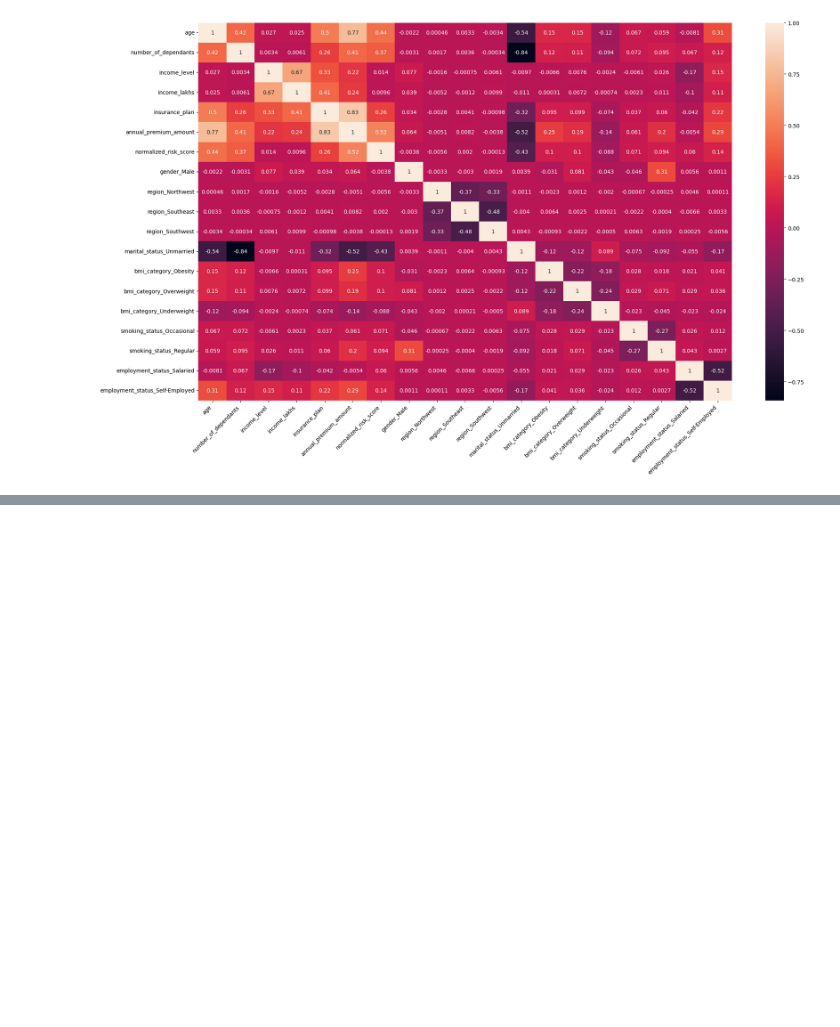
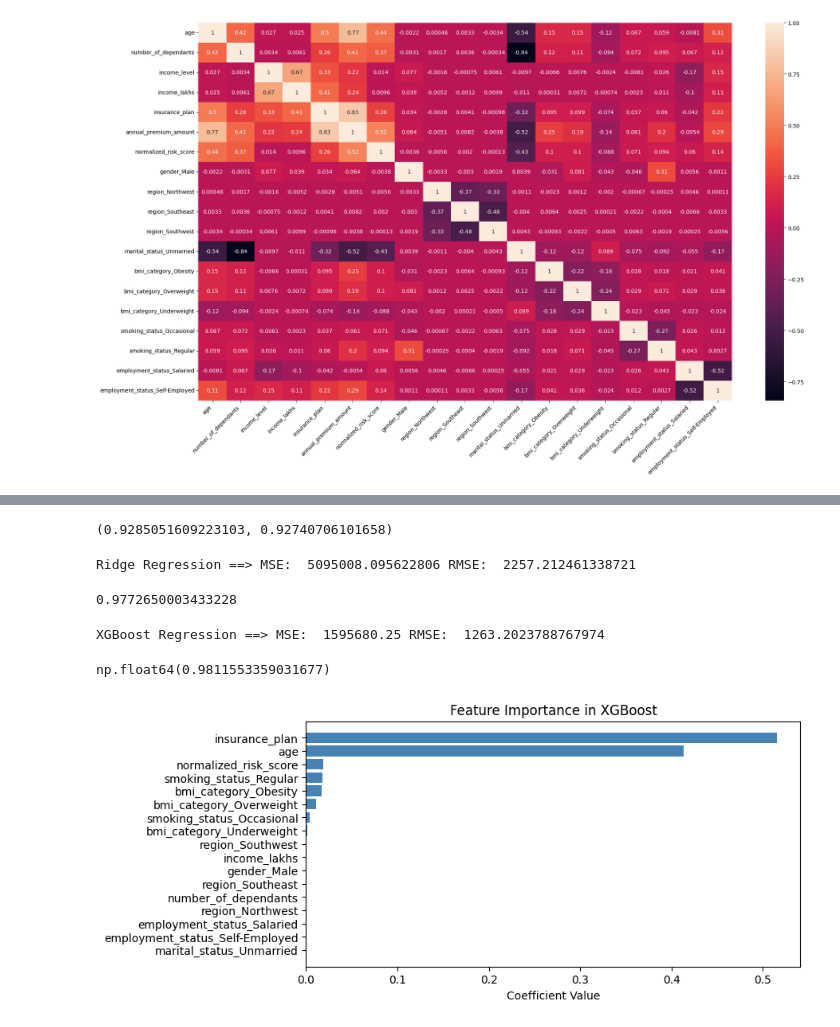
Before and after one commit to gianlucapes/health_care_premium, a Jupyter notebook: notebook/ml_prem_prediction.ipynb, the cells around one changed output, grey strips where cells are left out. Cells and saved outputs as stored; diff of their text form; code cells hidden in the pictures; blank space fills up the shorter version.

```diff
--- a/notebook/ml_prem_prediction.ipynb
+++ b/notebook/ml_prem_prediction.ipynb
@@ -373,0 +522,63 @@ plt.show()
+# %%
+model_rg = Ridge(alpha=1)
+model_rg.fit(X_train, y_train)
+test_score = model_rg.score(X_test, y_test)
+train_score = model_rg.score(X_train, y_train)
+train_score, test_score
+# %% [output]
+(0.9285051609223103, 0.92740706101658)
+# %%
+y_pred = model_rg.predict(X_test)
+
+mse_lr = mean_squared_error(y_test, y_pred)
+rmse_lr = np.sqrt(mse_lr)
+print("Ridge Regression ==> MSE: ", mse_lr, "RMSE: ", rmse_lr)
+# %% [output]
+Ridge Regression ==> MSE:  5095008.095622806 RMSE:  2257.212461338721
+# %%
+from xgboost import XGBRegressor
+
+model_xgb = XGBRegressor(n_estimators=20, max_depth=3)
+model_xgb.fit(X_train, y_train)
+model_xgb.score(X_test, y_test)
+# %% [output]
+0.9772650003433228
+# %%
+y_pred = model_xgb.predict(X_test)
+
+mse_lr = mean_squared_error(y_test, y_pred)
+rmse_lr = np.sqrt(mse_lr)
+print("XGBoost Regression ==> MSE: ", mse_lr, "RMSE: ", rmse_lr)
+# %% [output]
+XGBoost Regression ==> MSE:  1595680.25 RMSE:  1263.2023788767974
+# %%
+model_xgb = XGBRegressor()
+param_grid = {
+    'n_estimators': [20, 40, 50],
+    'learning_rate': [0.01, 0.1, 0.2],
+    'max_depth': [3, 4, 5],
+}
+random_search = RandomizedSearchCV(model_xgb, param_grid, n_iter=10, cv=3, scoring='r2', random_state=42, n_jobs=-1)
+random_search.fit(X_train, y_train)
+random_search.best_score_
+# %% [output]
+np.float64(0.9811553359031677)
+# %%
+best_model = random_search.best_estimator_
+# %%
+feature_importance = best_model.feature_importances_
+
+# Create a DataFrame for easier handling
+coef_df = pd.DataFrame(feature_importance, index=X_train.columns, columns=['Coefficients'])
+
+# Sort the coefficients for better visualization
+coef_df = coef_df.sort_values(by='Coefficients', ascending=True)
+
+# Plotting
+plt.figure(figsize=(8, 4))
+plt.barh(coef_df.index, coef_df['Coefficients'], color='steelblue')
+plt.xlabel('Coefficient Value')
+plt.title('Feature Importance in XGBoost')
+plt.show()
+# %% [output]
+[figure, added]
```
Also changed, not shown: parts of 17 cells of this notebook, 2 other files.
